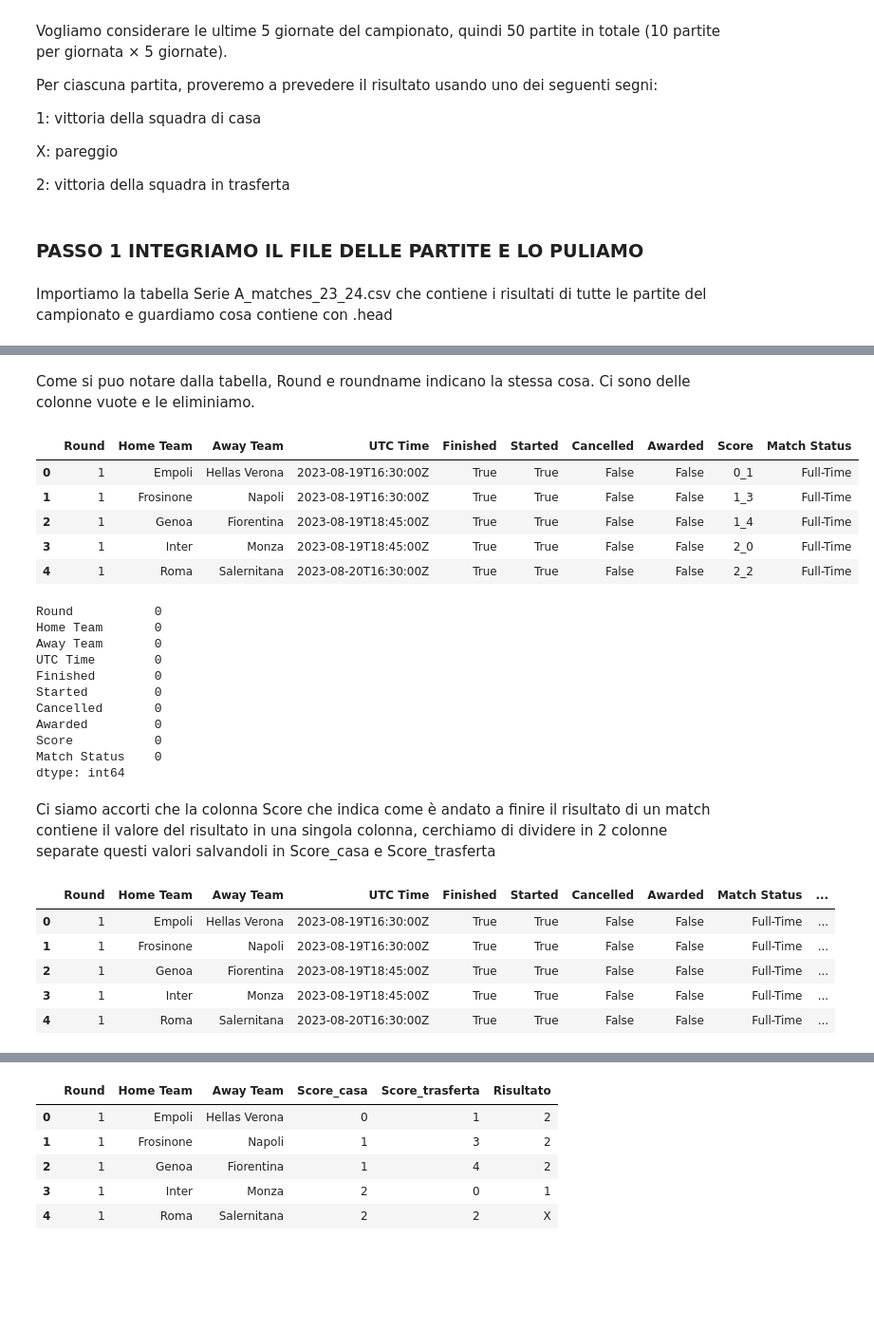
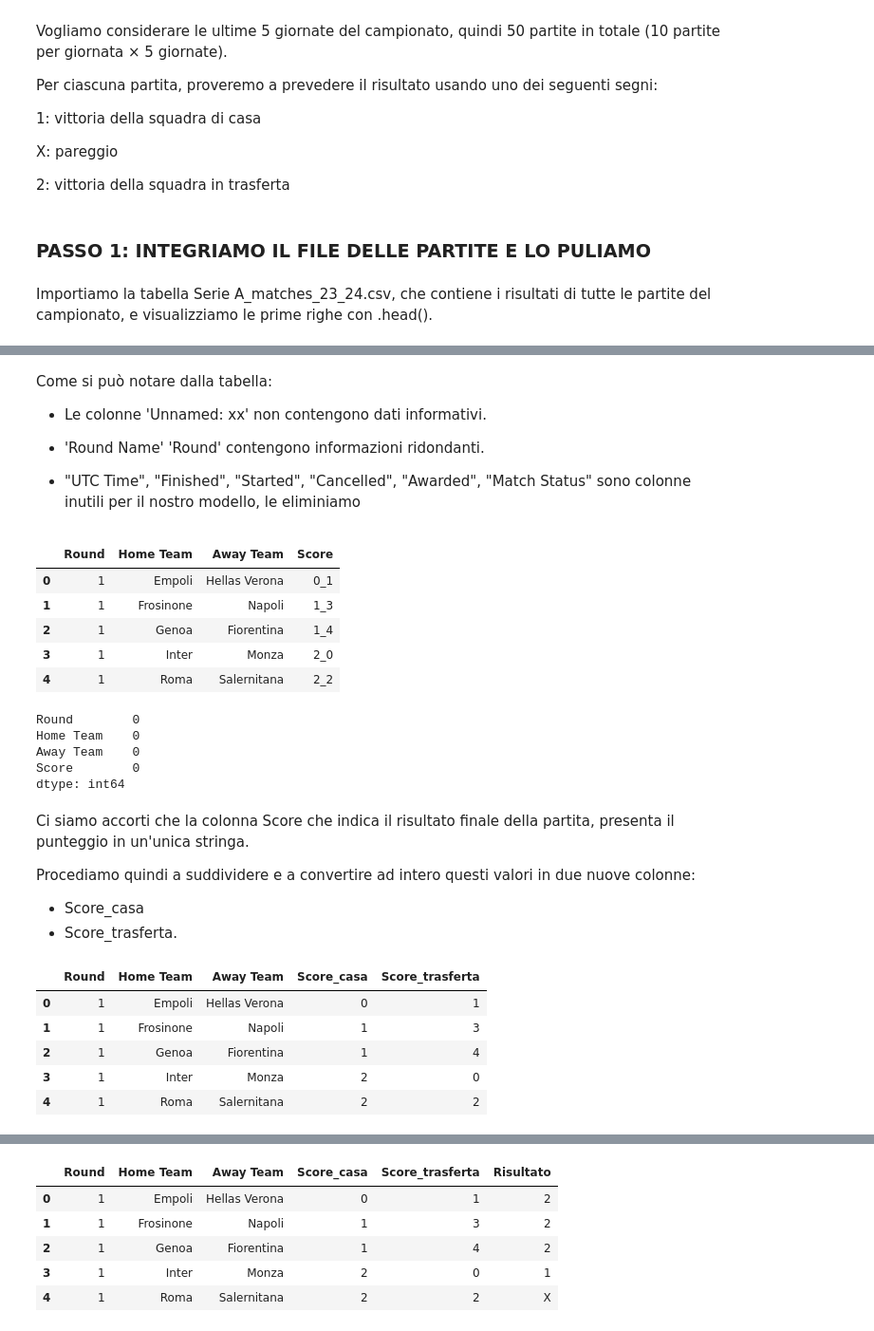
Before and after one commit to DavideJohn/IDS, a Jupyter notebook: laboratori/ProgettoFinale/ProgettoFinale.ipynb, the cells around one changed output, grey strips where cells are left out. Shown at 95% size. Cells and saved outputs as stored; diff of their text form; code cells hidden in the pictures; blank space fills up the shorter version.

Commit message:
Markdown controllati fino ad Analisi offensiva e difensiva delle squadre

```diff
--- a/laboratori/ProgettoFinale/ProgettoFinale.ipynb
+++ b/laboratori/ProgettoFinale/ProgettoFinale.ipynb
@@ -20,9 +20,9 @@ import numpy as np
 import scipy.stats as stats
 import sklearn
 # %% [markdown]
-### PASSO 1 INTEGRIAMO IL FILE DELLE PARTITE E LO PULIAMO
+### PASSO 1: INTEGRIAMO IL FILE DELLE PARTITE E LO PULIAMO
 # %% [markdown]
-Importiamo la tabella Serie A_matches_23_24.csv che contiene i risultati di tutte le partite del campionato e guardiamo cosa contiene con .head
+Importiamo la tabella Serie A_matches_23_24.csv, che contiene i risultati di tutte le partite del campionato, e visualizziamo le prime righe con .head().
 # %%
 matches = pd.read_csv('dataset/Serie A_matches_23_24.csv')
 matches.head()
@@ -34,45 +34,47 @@ matches.head()
 | 3 | 1 | 1 | Inter | Monza | 2023-08-19T18:45:00Z | True | True | False | False | 2_0 | ... |
 | 4 | 1 | 1 | Roma | Salernitana | 2023-08-20T16:30:00Z | True | True | False | False | 2_2 | ... |
 # %% [markdown]
-Come si puo notare dalla tabella, Round e roundname indicano la stessa cosa.
-Ci sono delle colonne vuote e le eliminiamo.
+Come si può notare dalla tabella:
+- Le colonne 'Unnamed: xx' non contengono dati informativi.
+
+- 'Round Name' 'Round' contengono informazioni ridondanti.
+
+- "UTC Time", "Finished", "Started", "Cancelled", "Awarded", "Match Status" sono colonne inutili per il nostro modello, le eliminiamo
 # %%
-drop_columns = ['Unnamed: 11', 'Unnamed: 12', 'Unnamed: 13', 'Unnamed: 14','Round Name']
+drop_columns = ['Unnamed: 11', 'Unnamed: 12', 'Unnamed: 13', 'Unnamed: 14','Round Name', "UTC Time", "Finished", "Started", "Cancelled", "Awarded", "Match Status"]
 matches.drop(drop_columns, axis=1, inplace=True)
 matches.head()
 # %% [output]
-|  | Round | Home Team | Away Team | UTC Time | Finished | Started | Cancelled | Awarded | Score | Match Status |
-| 0 | 1 | Empoli | Hellas Verona | 2023-08-19T16:30:00Z | True | True | False | False | 0_1 | Full-Time |
-| 1 | 1 | Frosinone | Napoli | 2023-08-19T16:30:00Z | True | True | False | False | 1_3 | Full-Time |
-| 2 | 1 | Genoa | Fiorentina | 2023-08-19T18:45:00Z | True | True | False | False | 1_4 | Full-Time |
-| 3 | 1 | Inter | Monza | 2023-08-19T18:45:00Z | True | True | False | False | 2_0 | Full-Time |
-| 4 | 1 | Roma | Salernitana | 2023-08-20T16:30:00Z | True | True | False | False | 2_2 | Full-Time |
+|  | Round | Home Team | Away Team | Score |
+| 0 | 1 | Empoli | Hellas Verona | 0_1 |
+| 1 | 1 | Frosinone | Napoli | 1_3 |
+| 2 | 1 | Genoa | Fiorentina | 1_4 |
+| 3 | 1 | Inter | Monza | 2_0 |
+| 4 | 1 | Roma | Salernitana | 2_2 |
 # %%
 #controlliamo se ci sono valori nulli
 matches.isnull().sum()
 # %% [output]
-Round           0
-Home Team       0
-Away Team       0
-UTC Time        0
-Finished        0
-Started         0
-Cancelled       0
-Awarded         0
-Score           0
-Match Status    0
+Round        0
+Home Team    0
+Away Team    0
+Score        0
 dtype: int64
 # %% [markdown]
-Ci siamo accorti che la colonna Score che indica come è andato a finire il risultato di un match contiene il valore del risultato in una singola colonna, cerchiamo di dividere in 2 colonne separate questi valori salvandoli in Score_casa e Score_trasferta
+Ci siamo accorti che la colonna Score che indica il risultato finale della partita, presenta il punteggio in un'unica stringa.
+
+Procediamo quindi a suddividere e a convertire ad intero questi valori in due nuove colonne:
+- Score_casa
+- Score_trasferta.
 # %%
 matches[['Score_casa', 'Score_trasferta']] = matches['Score'].str.split('_', expand=True).astype(int)
 matches.drop('Score', axis=1, inplace=True)
 matches.head()
 # %% [output]
-|  | Round | Home Team | Away Team | UTC Time | Finished | Started | Cancelled | Awarded | Match Status | ... |
-| 0 | 1 | Empoli | Hellas Verona | 2023-08-19T16:30:00Z | True | True | False | False | Full-Time | ... |
-| 1 | 1 | Frosinone | Napoli | 2023-08-19T16:30:00Z | True | True | False | False | Full-Time | ... |
-| 2 | 1 | Genoa | Fiorentina | 2023-08-19T18:45:00Z | True | True | False | False | Full-Time | ... |
-| 3 | 1 | Inter | Monza | 2023-08-19T18:45:00Z | True | True | False | False | Full-Time | ... |
-| 4 | 1 | Roma | Salernitana | 2023-08-20T16:30:00Z | True | True | False | False | Full-Time | ... |
+|  | Round | Home Team | Away Team | Score_casa | Score_trasferta |
+| 0 | 1 | Empoli | Hellas Verona | 0 | 1 |
+| 1 | 1 | Frosinone | Napoli | 1 | 3 |
+| 2 | 1 | Genoa | Fiorentina | 1 | 4 |
+| 3 | 1 | Inter | Monza | 2 | 0 |
+| 4 | 1 | Roma | Salernitana | 2 | 2 |
 # %% [markdown]
```
Also changed, not shown: parts of 10 cells of this notebook.
